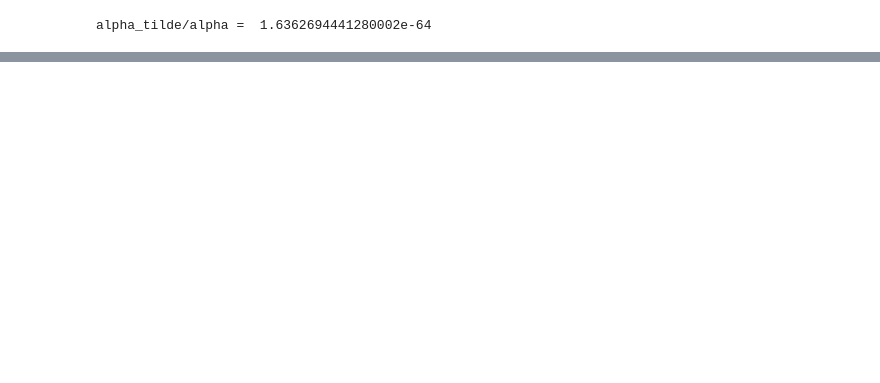
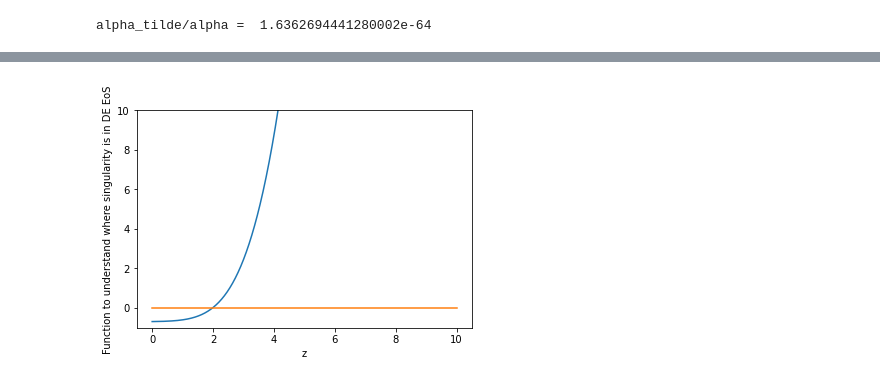
Before and after one commit to CarolaZano/4DEGB-tests, a Jupyter notebook: 4DEGB_tests_WandM_corrected_eq.ipynb, the cells around one changed output, grey strips where cells are left out. Drawn from its saved outputs; the diff is of its cells as text; code cells hidden in the pictures; blank space fills up the shorter version.

```diff
--- a/4DEGB_tests_WandM_corrected_eq.ipynb
+++ b/4DEGB_tests_WandM_corrected_eq.ipynb
@@ -102,3 +105,15 @@ plt.plot(z,rho_cdm_frac_rho_de(z , cosmo , alpha_tilde))
+# %%
+alpha_tilde = 1e-2
+
+funct = (alpha_tilde*(E((1/a) - 1,cosmo , alpha_tilde)) **4 - (1 - 0.27 - 0.045 - 0 - 9.2e-5 + alpha_tilde))
+plt.plot(z, funct)
+plt.plot(z, np.zeros(len(a)))
+plt.ylim(-1,10)
+plt.xlabel("z")
+plt.ylabel("Function to understand where singularity is in DE EoS")
+plt.show()
+# %% [output]
+[figure, added]
 # %%
 """ Plot FIG 1 Wang and Mota"""
 
```
Also changed, not shown: parts of 7 cells of this notebook.
